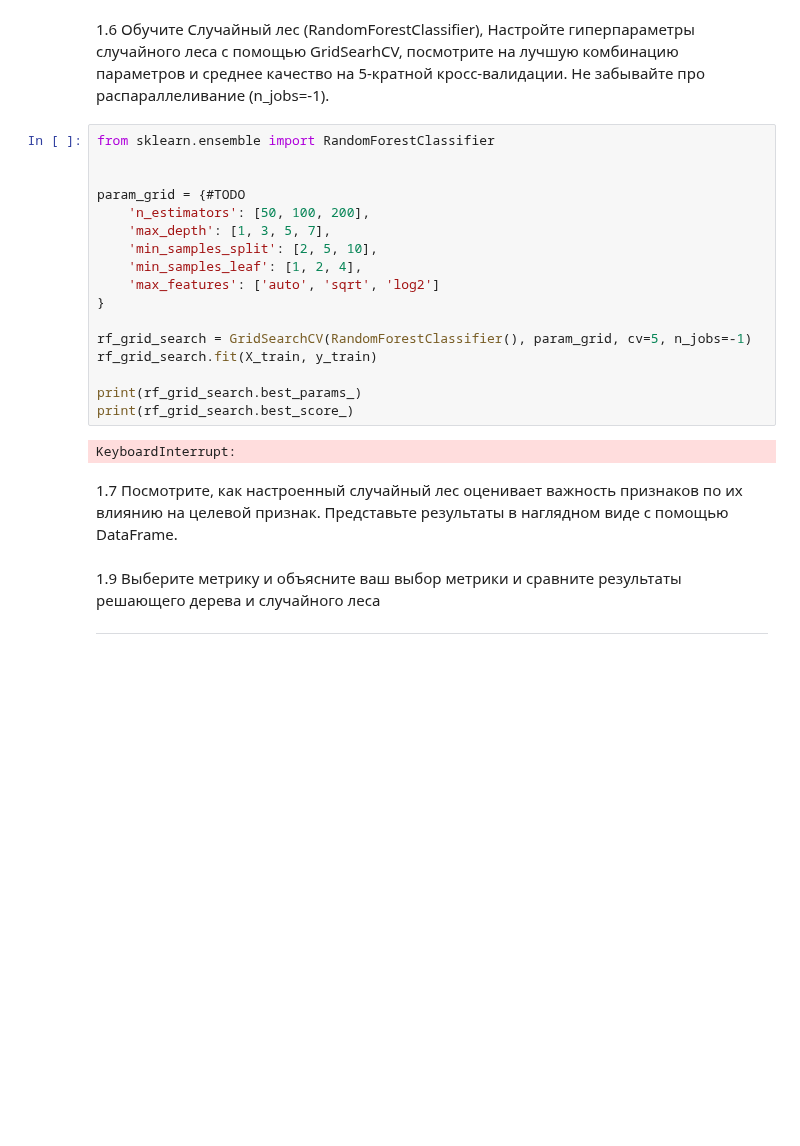
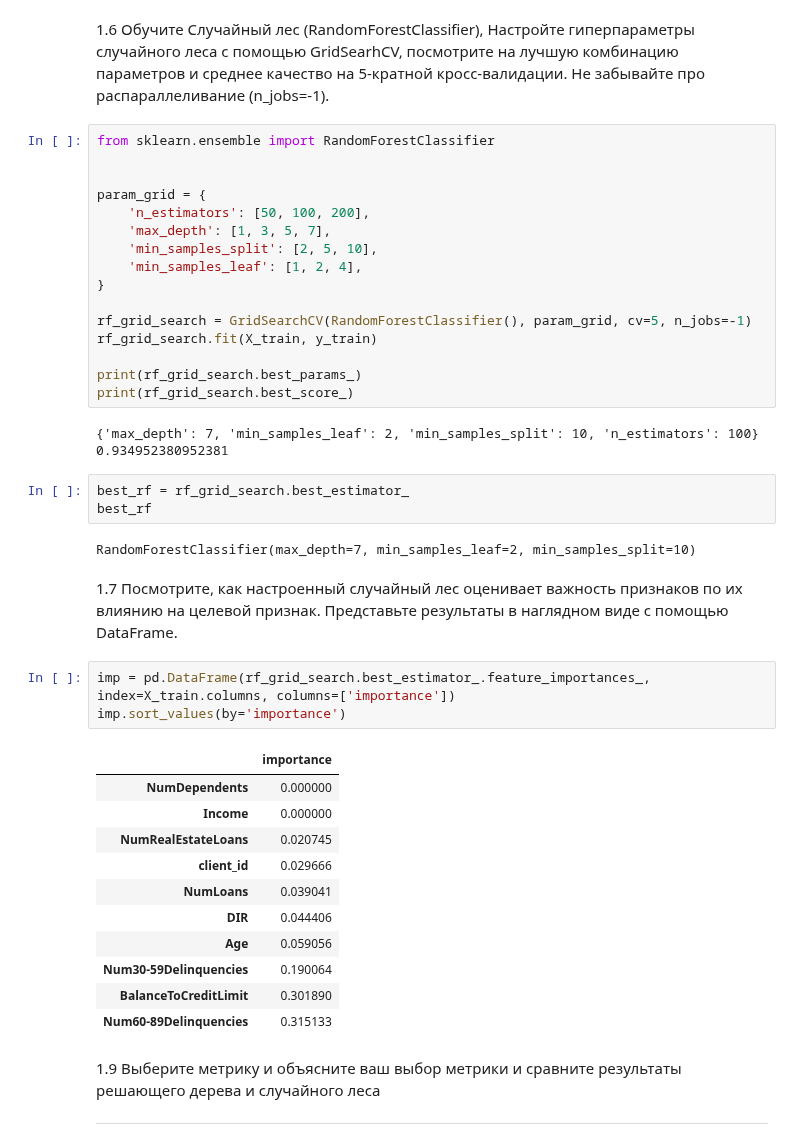
Before and after one commit to SergeyPishchulov/MO, a Jupyter notebook: 3/lab3_mo.ipynb, the cells around one changed output. Saved outputs shown, nothing was run; the diff lists cells and outputs as text; blank space fills up the shorter version.

Commit message:
need fix todo

```diff
--- a/3/lab3_mo.ipynb
+++ b/3/lab3_mo.ipynb
@@ -239,12 +245,11 @@ graphviz.Source(export_graphviz(grid_search.best_estimator_,
 from sklearn.ensemble import RandomForestClassifier
 
 
-param_grid = {#TODO
+param_grid = {
     'n_estimators': [50, 100, 200],
     'max_depth': [1, 3, 5, 7],
     'min_samples_split': [2, 5, 10],
     'min_samples_leaf': [1, 2, 4],
-    'max_features': ['auto', 'sqrt', 'log2']
 }
 
 rf_grid_search = GridSearchCV(RandomForestClassifier(), param_grid, cv=5, n_jobs=-1)
@@ -253,9 +258,30 @@ rf_grid_search.fit(X_train, y_train)
 print(rf_grid_search.best_params_)
 print(rf_grid_search.best_score_)
 # %% [output]
-KeyboardInterrupt:
+{'max_depth': 7, 'min_samples_leaf': 2, 'min_samples_split': 10, 'n_estimators': 100}
+0.934952380952381
+# %%
+best_rf = rf_grid_search.best_estimator_
+best_rf
+# %% [output]
+RandomForestClassifier(max_depth=7, min_samples_leaf=2, min_samples_split=10)
 # %% [markdown]
 1.7 Посмотрите, как настроенный случайный лес оценивает важность признаков по их влиянию на целевой признак. Представьте результаты в наглядном виде с помощью DataFrame.
+# %%
+imp = pd.DataFrame(rf_grid_search.best_estimator_.feature_importances_, index=X_train.columns, columns=['importance'])
+imp.sort_values(by='importance')
+# %% [output]
+|  | importance |
+| NumDependents | 0.000000 |
+| Income | 0.000000 |
+| NumRealEstateLoans | 0.020745 |
+| client_id | 0.029666 |
+| NumLoans | 0.039041 |
+| DIR | 0.044406 |
+| Age | 0.059056 |
+| Num30-59Delinquencies | 0.190064 |
+| BalanceToCreditLimit | 0.301890 |
+| Num60-89Delinquencies | 0.315133 |
 # %% [markdown]
 1.9 Выберите метрику и объясните ваш выбор метрики и сравните результаты решающего дерева и случайного леса
 
```
Also changed, not shown: parts of 18 cells of this notebook.
